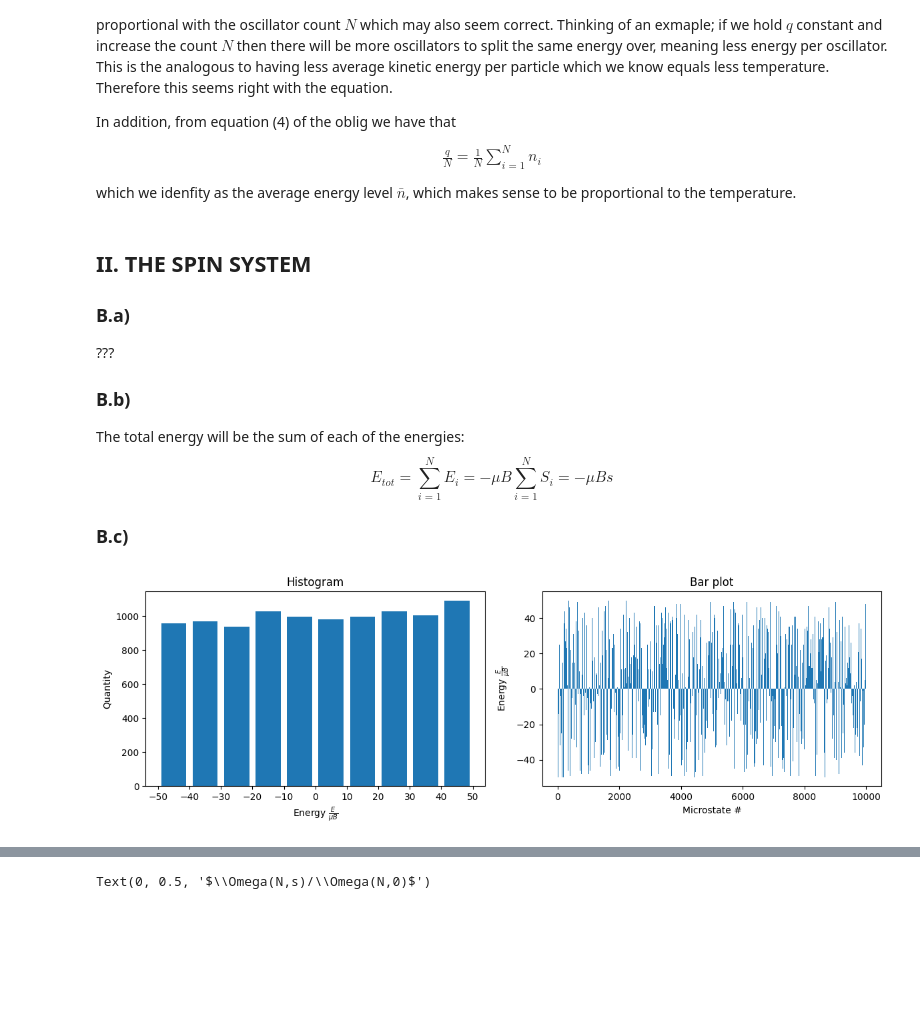
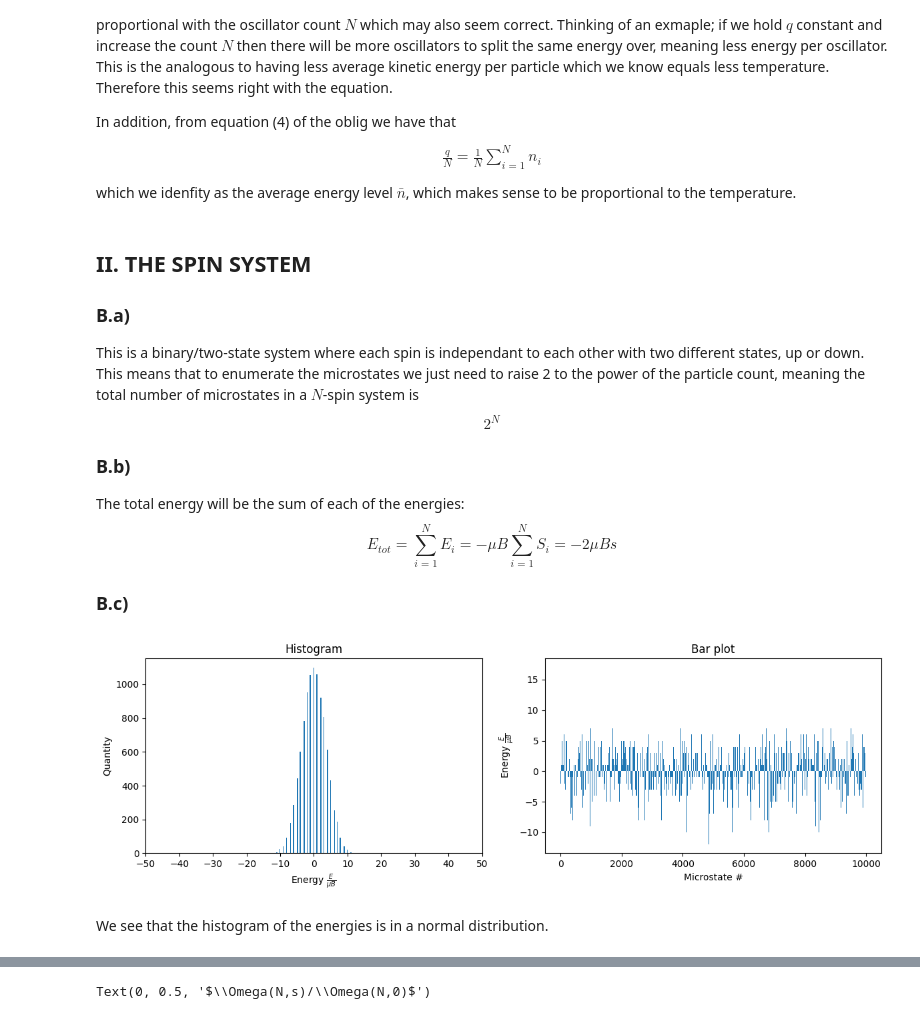
Before and after one commit to LassePladsen/FYS2160, a Jupyter notebook: Obligs/Oblig 2/Oblig 2 FYS2160 - Lasse Pladsen.ipynb, the cells around one changed output, grey strips where cells are left out. Drawn from its saved outputs; the diff is of its cells as text; code cells hidden in the pictures; blank space fills up the shorter version.

Commit message:
almost done with f, done with all other tasks

```diff
--- a/Obligs/Oblig 2/Oblig 2 FYS2160 - Lasse Pladsen.ipynb
+++ b/Obligs/Oblig 2/Oblig 2 FYS2160 - Lasse Pladsen.ipynb
@@ -247,44 +247,54 @@ which we idenfity as the average energy level $\bar{n}$, which makes sense to be
 # %% [markdown]
 ## II. THE SPIN SYSTEM
 ### B.a)
-???
+This is a binary/two-state system where each spin is independant to each other with two different states, up or down. This means that to enumerate the microstates we just need to raise 2 to the power of the particle count, meaning the total number of microstates in a $N$-spin system is
+$$
+    2^N
+$$
 
 ### B.b)
 The total energy will be the sum of each of the energies:
 \begin{equation}
-    E_{tot} = \sum_{i=1}^N E_i = -\mu B \sum_{i=1}^N S_i = -\mu B s
+    E_{tot} = \sum_{i=1}^N E_i = -\mu B \sum_{i=1}^N S_i = -2\mu B s
 \end{equation}
 
 ### B.c)
 # %%
 ## PARAMETERS
 M = 10000  # number of microstates to generate
 N = 50  # number of spins/particles per microstate
 
 # For each microstate, generate random total unitless energy with values in [-N, N] from a uniform dist
-E = np.random.randint(-N, N+1, M)
+E = np.zeros(M)
+for i in range(M):
+    # Generate N random spins up (1) or down(0) and count to find 2s.
+    S_plus = np.count_nonzero(np.random.randint(0, 2, N))
+    S_minus = N - S_plus
+    E[i] = (S_plus - S_minus)/2
 
 ## Plotting
 plt.figure(figsize=(12, 4))
 
 # Hist plot
 plt.subplot(1, 2, 1)
 plt.title("Histogram")
-plt.hist(E, rwidth=0.8)
+plt.hist(E, bins=2*N, rwidth=1)
 plt.xlabel(r"Energy $\frac{E}{\mu B}$")
 plt.ylabel("Quantity")
 plt.xticks(range(-N, N+1, 10))
 
 # Bar plot
 plt.subplot(1, 2, 2)
 plt.title("Bar plot")
 plt.bar(range(M), E, width=1)
 plt.xlabel("Microstate #")
 plt.ylabel(r"Energy $\frac{E}{\mu B}$")
 
 plt.tight_layout()
 # %% [output]
-[figure, old version]
+[figure, new version]
+# %% [markdown]
+We see that the histogram of the energies is in a normal distribution.
 # %% [markdown]
 ### B.d)
 The multiplicity of a binary/two-state system like we have here ($S_i$ is either $S_+$ or $S_-$) is generally
```
Also changed, not shown: parts of 5 cells of this notebook.
